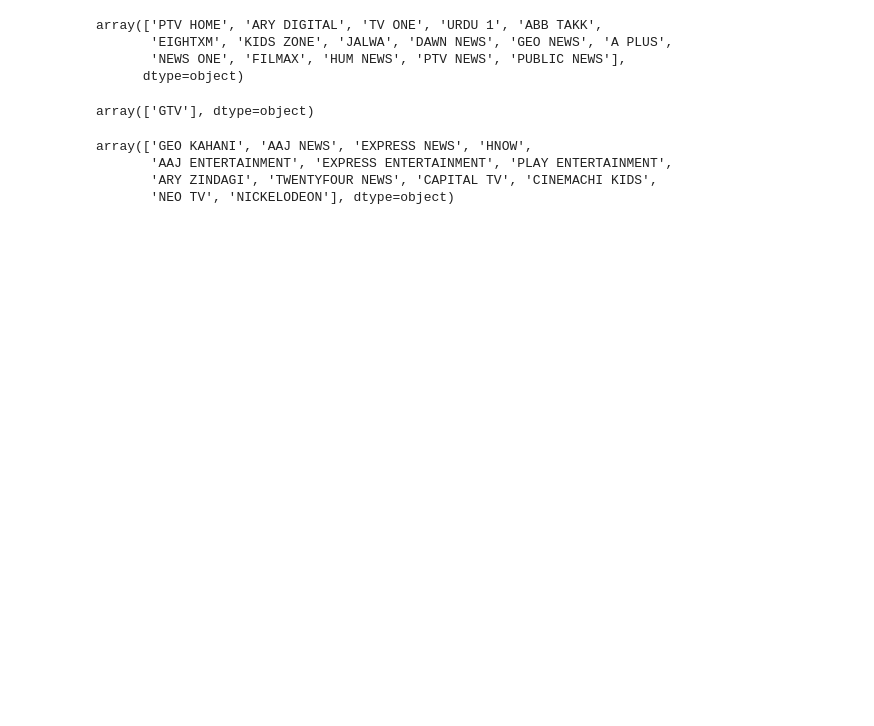
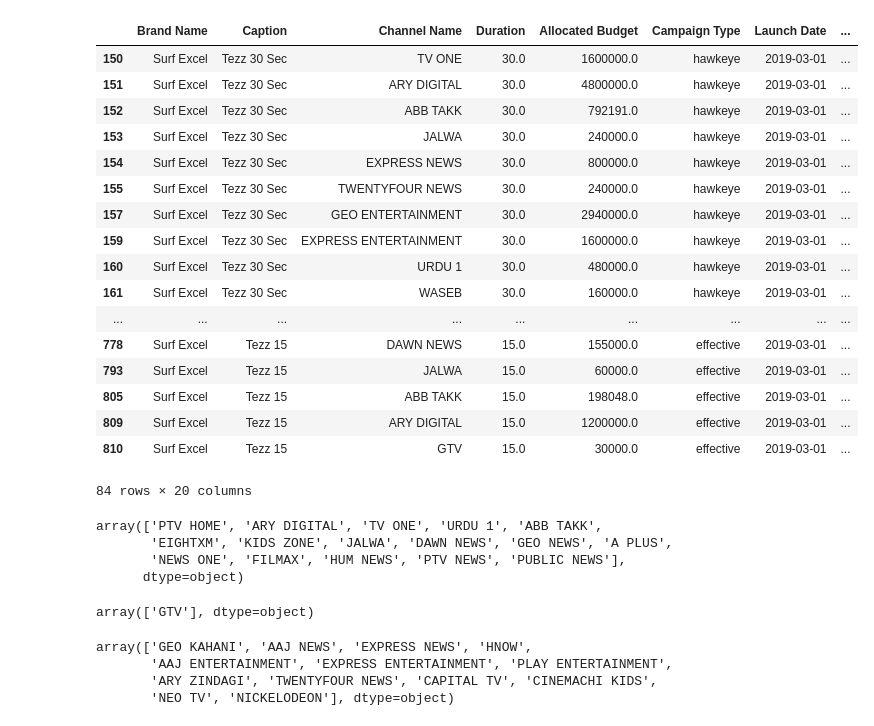
Before and after one commit to Ammar0347/MSypher, a Jupyter notebook: msypher-cloud-testing.ipynb, the cells around one changed output. Drawn from its saved outputs; the diff is of its cells as text; code cells hidden in the pictures; blank space fills up the shorter version.

```diff
--- a/msypher-cloud-testing.ipynb
+++ b/msypher-cloud-testing.ipynb
@@ -9,6 +9,27 @@ engine = create_engine('mysql+pymysql://ammarA:ammar123@msyphercloud.cncilz0i4y2
 preprocess_df = pd.read_sql_query("select * from "+monthm+"_entry;", con=engine)
 if 'index' in preprocess_df.columns:
     preprocess_df = preprocess_df.drop(['index'], axis=1)
+# %%
+preprocess_df[preprocess_df['Brand Name']=='Surf Excel']
+# %% [output]
+|  | Brand Name | Caption | Channel Name | Duration | Allocated Budget | Campaign Type | Launch Date | ... |
+| 150 | Surf Excel | Tezz 30 Sec | TV ONE | 30.0 | 1600000.0 | hawkeye | 2019-03-01 | ... |
+| 151 | Surf Excel | Tezz 30 Sec | ARY DIGITAL | 30.0 | 4800000.0 | hawkeye | 2019-03-01 | ... |
+| 152 | Surf Excel | Tezz 30 Sec | ABB TAKK | 30.0 | 792191.0 | hawkeye | 2019-03-01 | ... |
+| 153 | Surf Excel | Tezz 30 Sec | JALWA | 30.0 | 240000.0 | hawkeye | 2019-03-01 | ... |
+| 154 | Surf Excel | Tezz 30 Sec | EXPRESS NEWS | 30.0 | 800000.0 | hawkeye | 2019-03-01 | ... |
+| 155 | Surf Excel | Tezz 30 Sec | TWENTYFOUR NEWS | 30.0 | 240000.0 | hawkeye | 2019-03-01 | ... |
+| 157 | Surf Excel | Tezz 30 Sec | GEO ENTERTAINMENT | 30.0 | 2940000.0 | hawkeye | 2019-03-01 | ... |
+| 159 | Surf Excel | Tezz 30 Sec | EXPRESS ENTERTAINMENT | 30.0 | 1600000.0 | hawkeye | 2019-03-01 | ... |
+| 160 | Surf Excel | Tezz 30 Sec | URDU 1 | 30.0 | 480000.0 | hawkeye | 2019-03-01 | ... |
+| 161 | Surf Excel | Tezz 30 Sec | WASEB | 30.0 | 160000.0 | hawkeye | 2019-03-01 | ... |
+| ... | ... | ... | ... | ... | ... | ... | ... | ... |
+| 778 | Surf Excel | Tezz 15 | DAWN NEWS | 15.0 | 155000.0 | effective | 2019-03-01 | ... |
+| 793 | Surf Excel | Tezz 15 | JALWA | 15.0 | 60000.0 | effective | 2019-03-01 | ... |
+| 805 | Surf Excel | Tezz 15 | ABB TAKK | 15.0 | 198048.0 | effective | 2019-03-01 | ... |
+| 809 | Surf Excel | Tezz 15 | ARY DIGITAL | 15.0 | 1200000.0 | effective | 2019-03-01 | ... |
+| 810 | Surf Excel | Tezz 15 | GTV | 15.0 | 30000.0 | effective | 2019-03-01 | ... |
+84 rows × 20 columns
 # %%
 preprocess_df = preprocess_df[preprocess_df.Plan=='CPRP']
 preprocess_df = preprocess_df[preprocess_df.Caption=='Donut']
```
Also changed, not shown: parts of 11 cells of this notebook, 1 other file.
